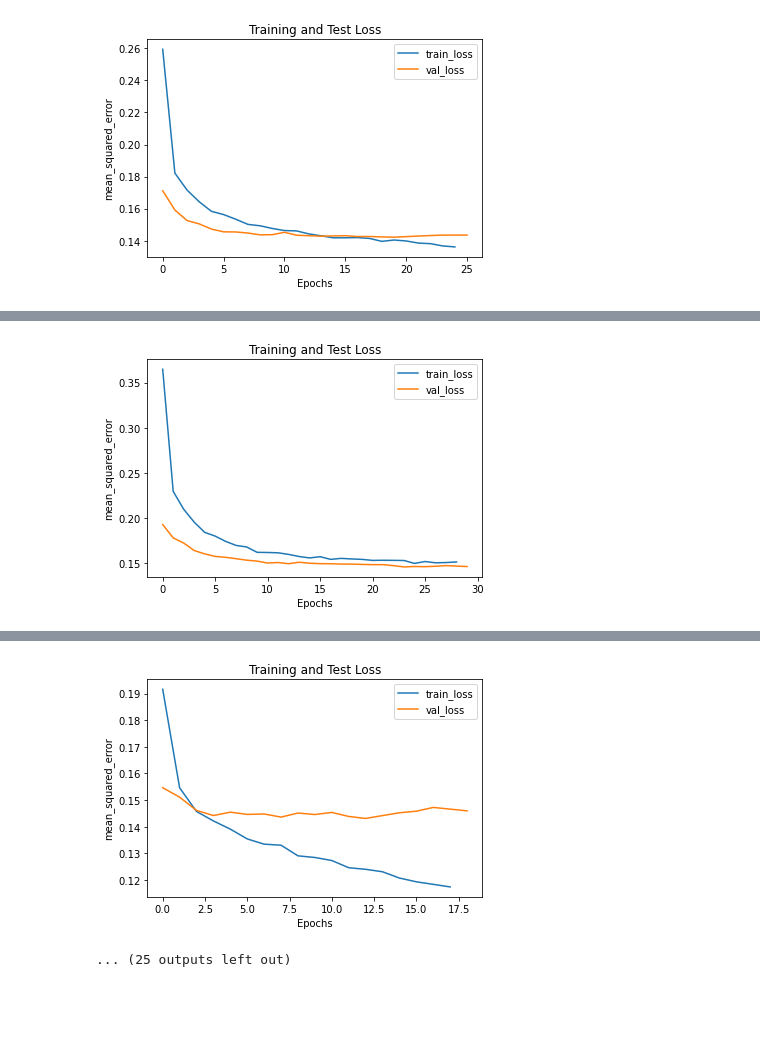
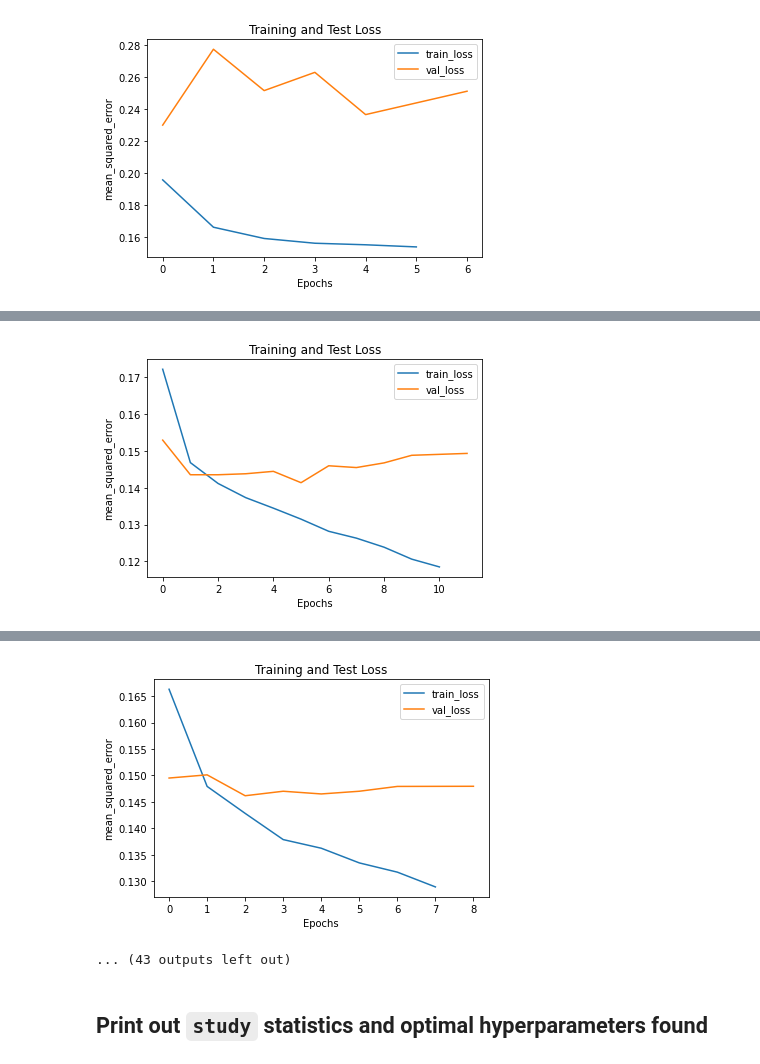
Before and after one commit to eberharf/cfl, a Jupyter notebook: docs/source/examples/train_cde_with_optuna_pruner.ipynb, the cells around one changed output, grey strips where cells are left out. Drawn from its saved outputs; the diff is of its cells as text; code cells hidden in the pictures; blank space fills up the shorter version.

```diff
--- a/docs/source/examples/train_cde_with_optuna_pruner.ipynb
+++ b/docs/source/examples/train_cde_with_optuna_pruner.ipynb
@@ -18,6 +51,6 @@ Using TensorFlow backend.
 # %%
 # create visual bars data
-n_samples = 10000
+n_samples = 20000
 im_shape = (10, 10)
 noise_lvl= 0.03
 random_state = 180
@@ -99,4 +176,4 @@ def objective(trial):
 # %%
 study = optuna.create_study(direction="minimize", pruner=optuna.pruners.MedianPruner())
-study.optimize(objective, n_trials=50)
+study.optimize(objective, n_trials=150)
 # %% [output]
@@ -110 +187 @@ study.optimize(objective, n_trials=50)
-[figure, old version]
+[figure, new version]
@@ -112 +189 @@ study.optimize(objective, n_trials=50)
-[figure, old version]
+[figure, new version]
@@ -117,5 +194,7 @@ study.optimize(objective, n_trials=50)
-[figure, old version]
+[figure, new version]
-... (25 outputs left out)
+... (43 outputs left out)
+# %% [markdown]
+## Print out `study` statistics and optimal hyperparameters found
 # %%
 pruned_trials = study.get_trials(deepcopy=False, states=[TrialState.PRUNED])
 complete_trials = study.get_trials(deepcopy=False, states=[TrialState.COMPLETE])
```
Also changed, not shown: parts of 17 cells of this notebook, 2 other files.
